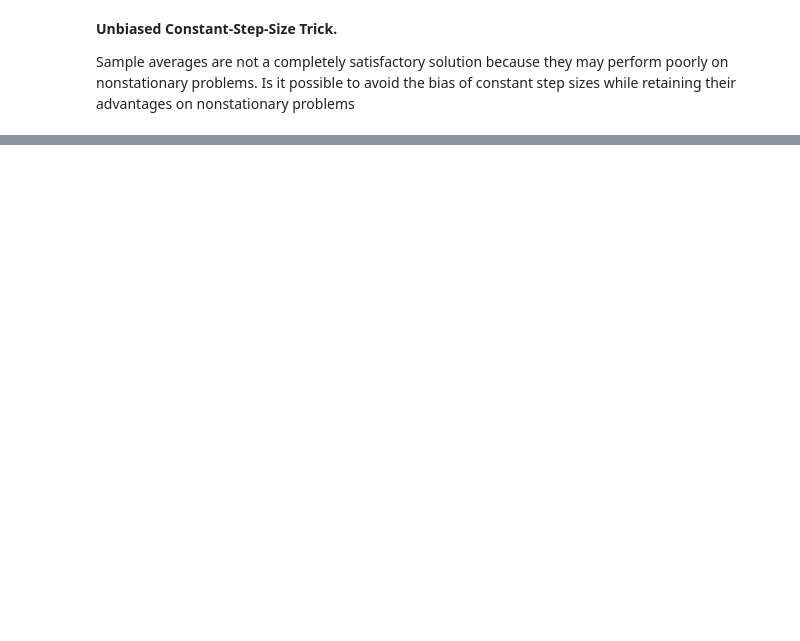
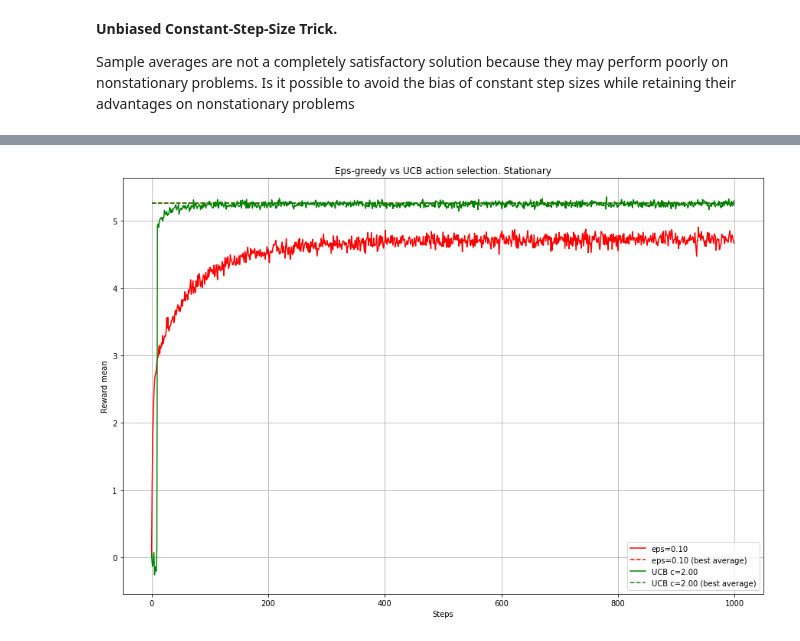
Before and after one commit to shamrous/RL, a Jupyter notebook: Bandit/Bandit.ipynb, the cells around one changed output, grey strips where cells are left out. Saved outputs shown, nothing was run; the diff lists cells and outputs as text; code cells hidden in the pictures; blank space fills up the shorter version.

```diff
--- a/Bandit/Bandit.ipynb
+++ b/Bandit/Bandit.ipynb
@@ -189,0 +202,28 @@ run_bandits_common(n_bandits, steps, arms, mean, stdev,
+# %%
+%%time
+steps = 1000
+eps = 0.1
+c = 2
+
+for bandit in bandits:
+    bandit.configure(step_size = "sample_average", step_size_params = None,
+                    action_selector = "eps_greedy", action_selector_params = {'eps':eps},
+                    step_updater = "inc_to_error_stationary", step_updater_params = None,
+                    init_Q = 0)
+steps_mean_eps_greedy, steps_mean_eps_greedy_best = calculate_rewards_mean_per_step(bandits, steps)
+
+for bandit in bandits:
+    bandit.configure(step_size = "sample_average", step_size_params = None,
+                    action_selector = "ucb", action_selector_params = {'c':c},
+                    step_updater = "inc_to_error_stationary", step_updater_params = None,
+                    init_Q = 0)
+steps_mean_ucb, steps_mean_ucb_best = calculate_rewards_mean_per_step(bandits, steps)
+
+plt.figure(figsize=(15, 10))
+plt.plot(np.arange(steps), steps_mean_eps_greedy, 'r', label="eps=%.2f"%eps)
+plt.plot(np.arange(steps), steps_mean_eps_greedy_best, 'r--', label="eps=%.2f (best average)"%eps)
+plt.plot(np.arange(steps), steps_mean_ucb, 'g', label="UCB c=%.2f"%c)
+plt.plot(np.arange(steps), steps_mean_ucb_best, 'g--',label="UCB c=%.2f (best average)" % c)
+draw_plot("Eps-greedy vs UCB action selection. Stationary")
+# %% [output]
+[figure, added]
```
Also changed, not shown: parts of 15 cells of this notebook.
